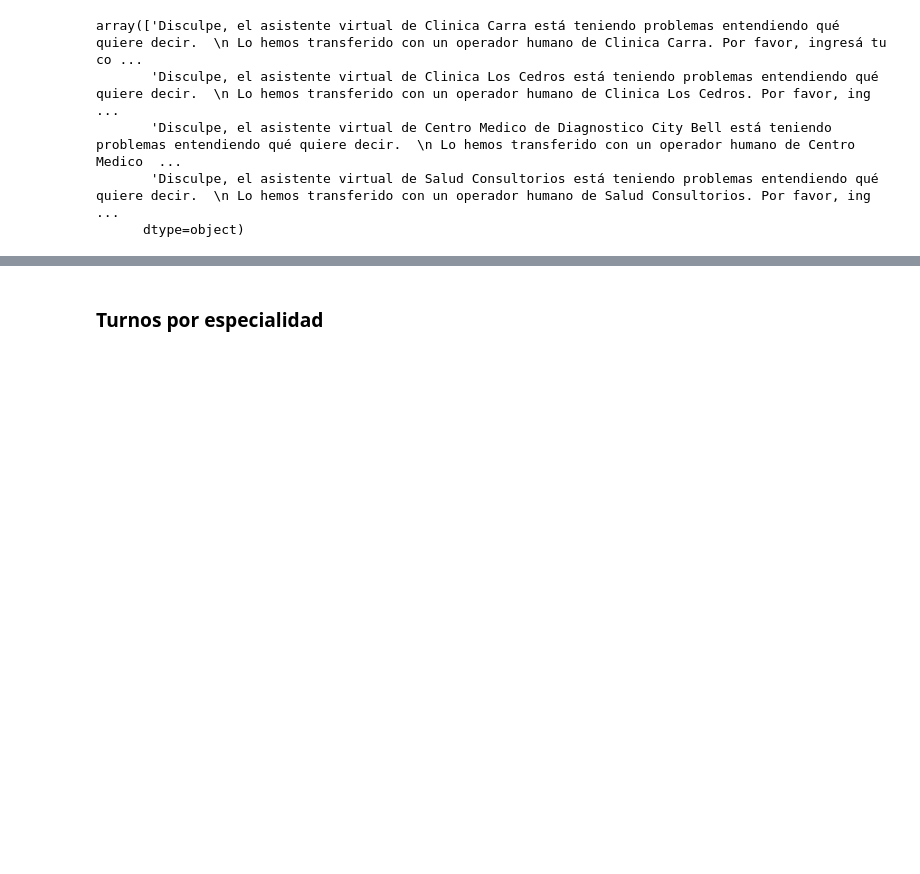
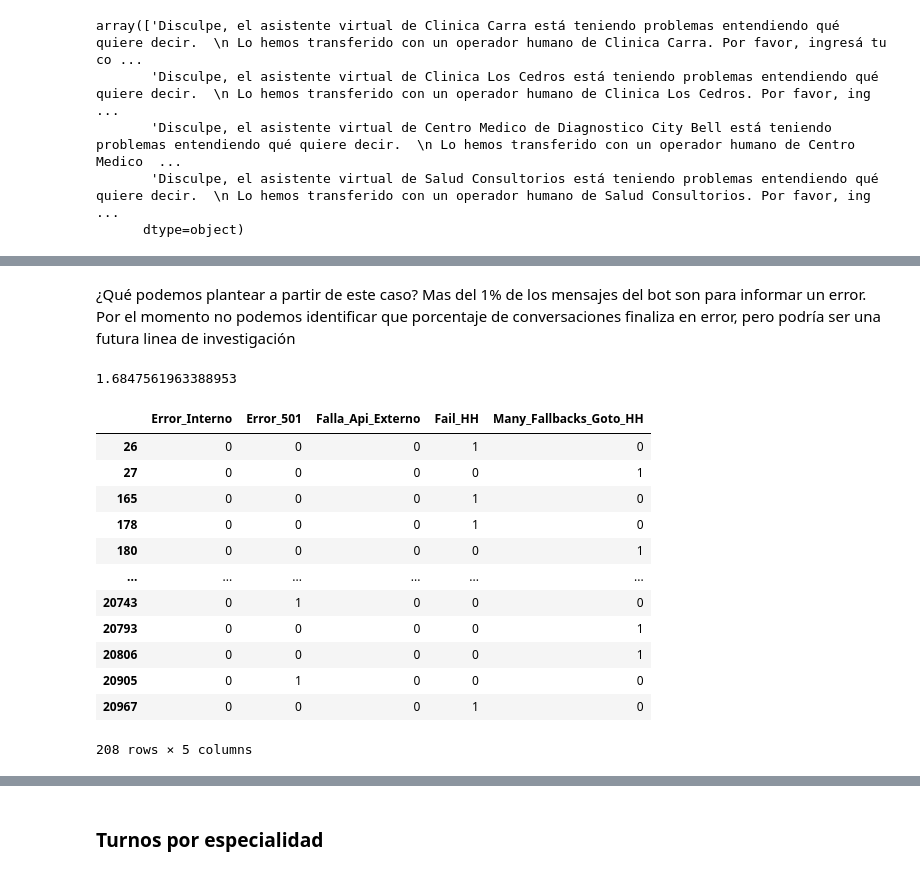
Before and after one commit to Tommmster/mentoria-diplodatos-chatbot, a Jupyter notebook: practico_1_AyV.ipynb, the cells around one changed output, grey strips where cells are left out. Drawn from its saved outputs; the diff is of its cells as text; code cells hidden in the pictures; blank space fills up the shorter version.

```diff
--- a/practico_1_AyV.ipynb
+++ b/practico_1_AyV.ipynb
@@ -383,0 +427,22 @@ array(['Disculpe, el asistente virtual de Clinica Carra está teniendo problemas
+# %% [markdown]
+¿Qué podemos plantear a partir de este caso? Mas del 1% de los mensajes del bot son para informar un error. Por el momento no podemos identificar que porcentaje de conversaciones finaliza en error, pero podría ser una futura linea de investigación
+# %%
+100 * len(df_errores) / len(df[df.Direction == 'outbound-api'])
+# %% [output]
+1.6847561963388953
+# %%
+df_errores
+# %% [output]
+|  | Error_Interno | Error_501 | Falla_Api_Externo | Fail_HH | Many_Fallbacks_Goto_HH |
+| 26 | 0 | 0 | 0 | 1 | 0 |
+| 27 | 0 | 0 | 0 | 0 | 1 |
+| 165 | 0 | 0 | 0 | 1 | 0 |
+| 178 | 0 | 0 | 0 | 1 | 0 |
+| 180 | 0 | 0 | 0 | 0 | 1 |
+| ... | ... | ... | ... | ... | ... |
+| 20743 | 0 | 1 | 0 | 0 | 0 |
+| 20793 | 0 | 0 | 0 | 0 | 1 |
+| 20806 | 0 | 0 | 0 | 0 | 1 |
+| 20905 | 0 | 1 | 0 | 0 | 0 |
+| 20967 | 0 | 0 | 0 | 1 | 0 |
+208 rows × 5 columns
```
Also changed, not shown: parts of 32 cells of this notebook.
